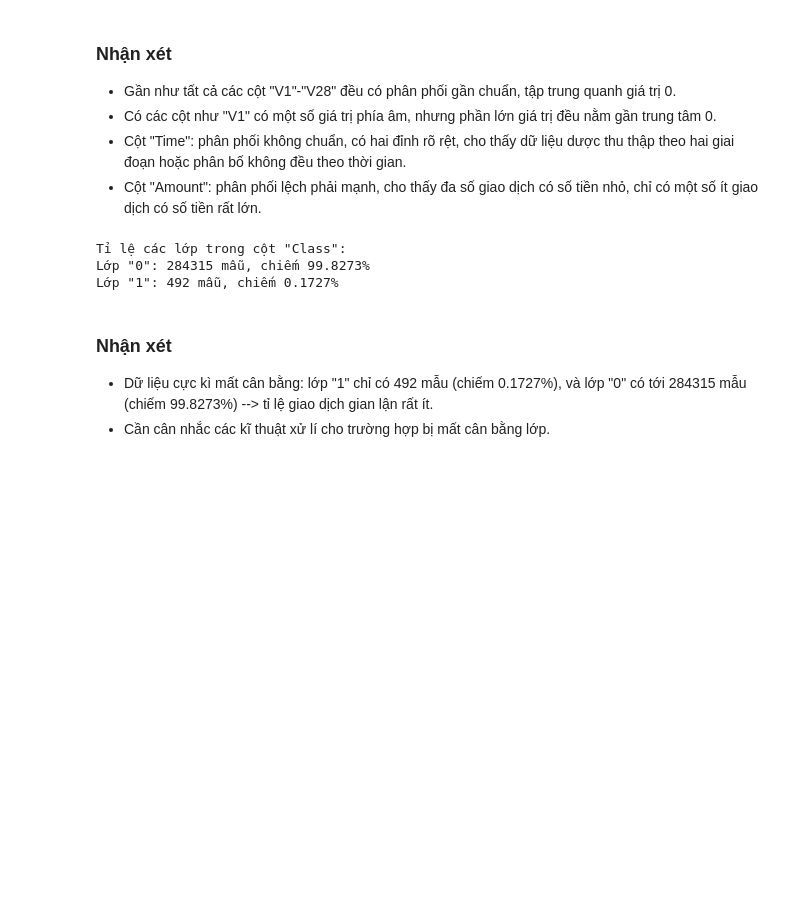
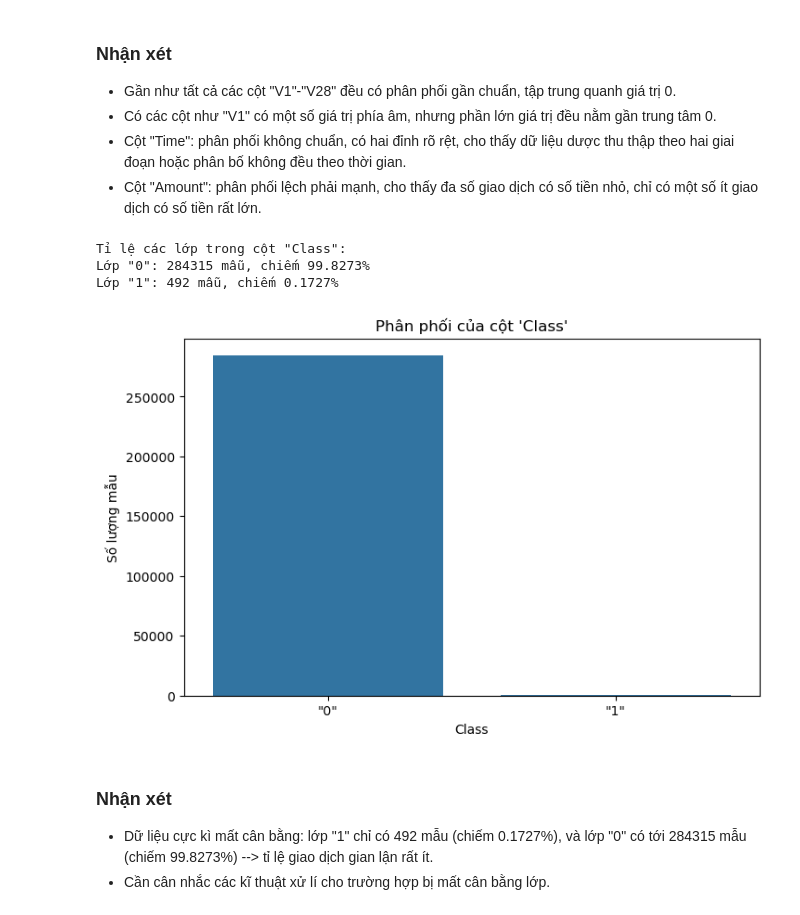
Before and after one commit to p1neapplechoco/FraudDetection-NumPy, a Jupyter notebook: notebooks/01_data_exploration.ipynb, the cells around one changed output. Drawn from its saved outputs; the diff is of its cells as text; code cells hidden in the pictures; blank space fills up the shorter version.

```diff
--- a/notebooks/01_data_exploration.ipynb
+++ b/notebooks/01_data_exploration.ipynb
@@ -224,22 +224,30 @@ for key, values in cols.items():
 # %%
 # đếm tỉ lệ của các lớp trong cột "Class"
 
 class_values = cols['"Class"']
 class_counts = {}
 for value in class_values:
     if value in class_counts:
         class_counts[value] += 1
     else:
         class_counts[value] = 1
 print('Tỉ lệ các lớp trong cột "Class":')
 for class_label, count in class_counts.items():
     print(
         f"Lớp {class_label}: {count} mẫu, chiếm {count / len(class_values) * 100:.4f}%"
     )
+
+plt.figure(figsize=(8, 5))
+sns.countplot(x=class_values)
+plt.title("Phân phối của cột 'Class'")
+plt.xlabel("Class")
+plt.ylabel("Số lượng mẫu")
+plt.show()
 # %% [output]
 Tỉ lệ các lớp trong cột "Class":
 Lớp "0": 284315 mẫu, chiếm 99.8273%
 Lớp "1": 492 mẫu, chiếm 0.1727%
+[figure, added]
 # %% [markdown]
 ### Nhận xét
 - Dữ liệu cực kì mất cân bằng: lớp "1" chỉ có 492 mẫu (chiếm 0.1727%), và lớp "0" có tới 284315 mẫu (chiếm 99.8273%) --> tỉ lệ giao dịch gian lận rất ít.
```
Also changed, not shown: parts of 1 cell of this notebook, 5 other files.
